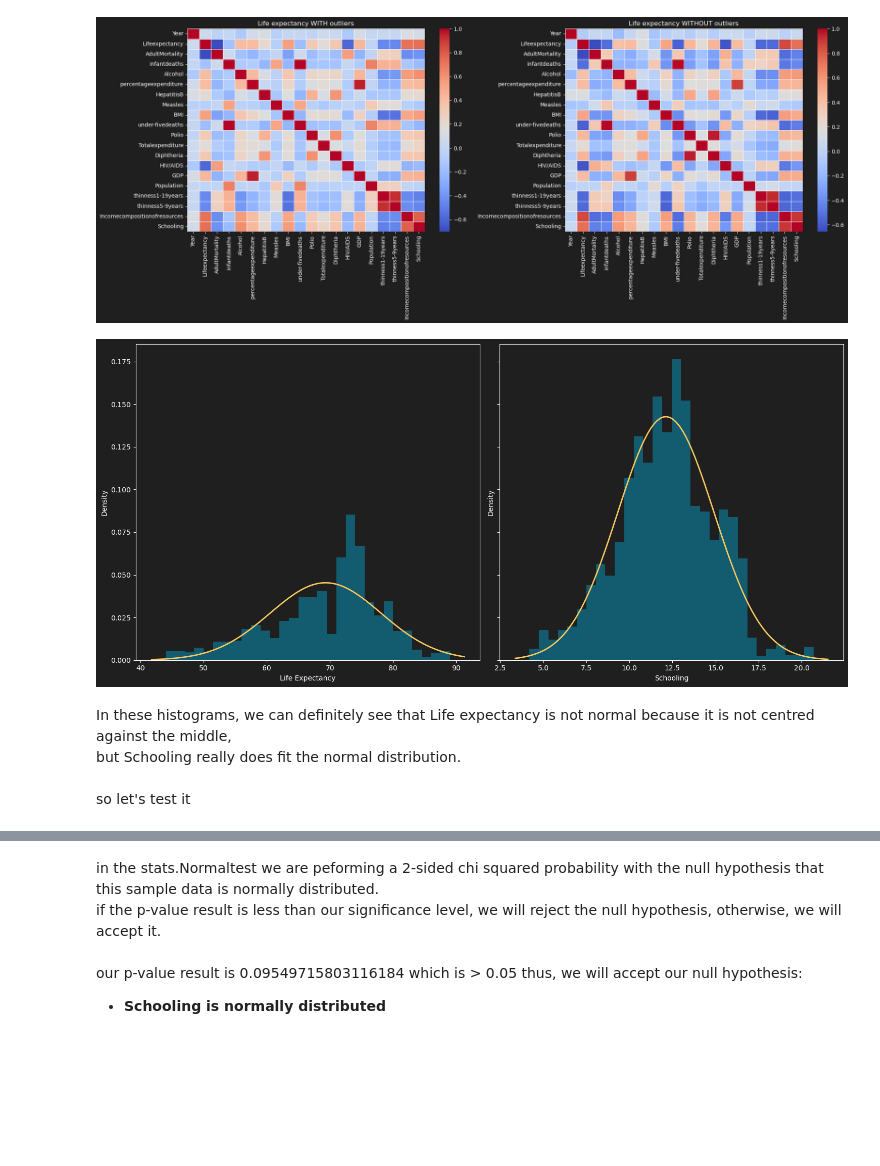
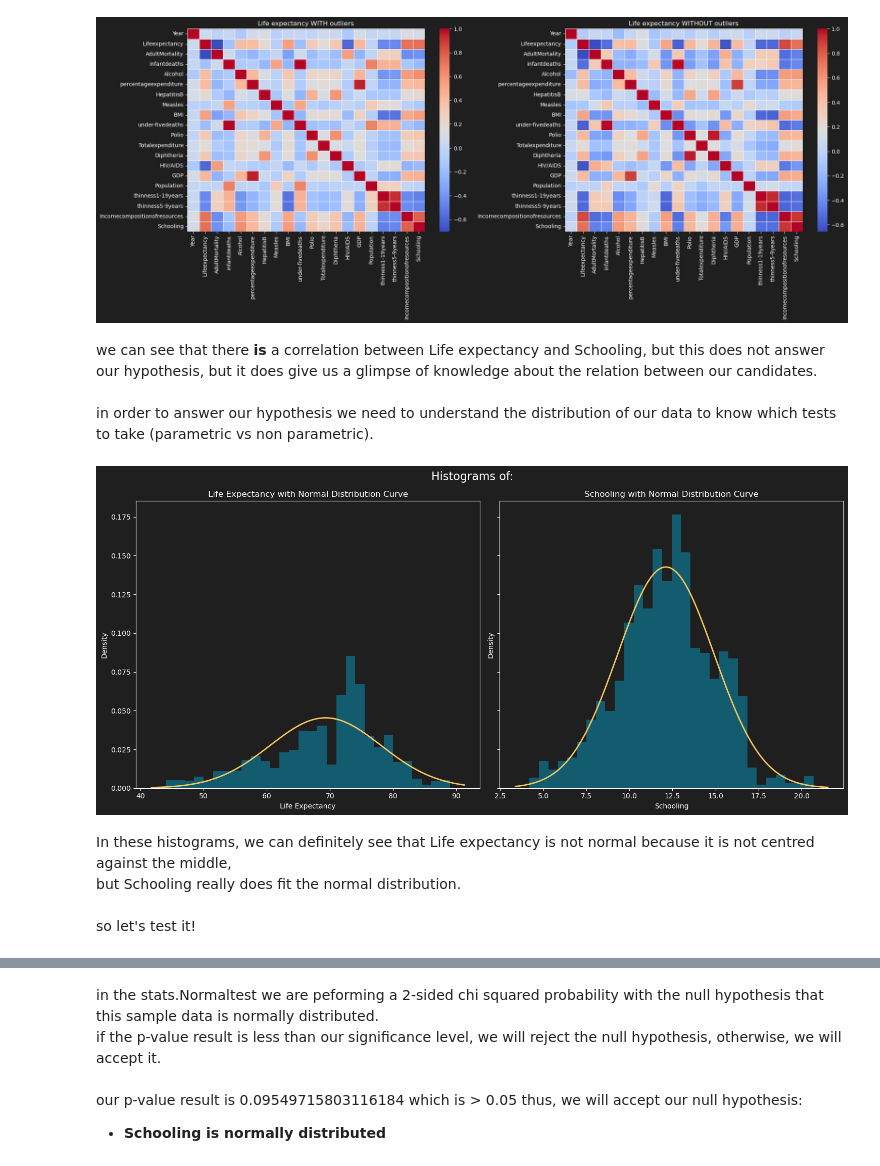
Before and after one commit to amitedenzon/life-expectancy, a Jupyter notebook: research.ipynb, the cells around one changed output, grey strips where cells are left out. Drawn from its saved outputs; the diff is of its cells as text; code cells hidden in the pictures; blank space fills up the shorter version.

```diff
--- a/research.ipynb
+++ b/research.ipynb
@@ -247,6 +223,11 @@ with plt.style.context('dark_background'):
     plt.show()
 # %% [output]
 [figure]
+# %% [markdown]
+we can see that there __is__ a correlation between Life expectancy and Schooling, but this does not answer our hypothesis, but it does give us a glimpse of knowledge about the relation between our candidates.
+<br/>
+<br/>
+in order to answer our hypothesis we need to understand the distribution of our data to know which tests to take (parametric vs non parametric).
 # %%
 fig, axes = plt.subplots(1, 2, figsize=(15, 7), sharey=True)
 with plt.style.context('dark_background'):
@@ -257,40 +238,41 @@ with plt.style.context('dark_background'):
         ax.spines['top'].set_color('white')
         ax.spines['bottom'].set_color('white')
         ax.spines['left'].set_color('white')
         ax.spines['right'].set_color('white')
 
     # Plot Life Expectancy distribution
     axes[0].hist(df['Lifeexpectancy'], bins=30, density=True, alpha=0.6, color='#0b84a5')
 
     xmin, xmax = axes[0].get_xlim()
     x = np.linspace(xmin, xmax, 100)
     p = stats.norm.pdf(x, df['Lifeexpectancy'].mean(), df['Lifeexpectancy'].std())
     axes[0].plot(x, p, linewidth=2, color='#f6c85f')
 
-    # axes[0].title('Histogram of Life Expectancy with Normal Distribution Curve')
+    axes[0].set_title('Life Expectancy with Normal Distribution Curve', color='white')
     axes[0].set_xlabel('Life Expectancy', color='white')
     axes[0].set_ylabel('Density', color='white')
 
     # Plot Schooling distribution
     axes[1].hist(df['Schooling'], bins=30, density=True, alpha=0.6, color='#0b84a5')
 
     xmin, xmax = axes[1].get_xlim()
     x = np.linspace(xmin, xmax, 100)
     p = stats.norm.pdf(x, df['Schooling'].mean(), df['Schooling'].std())
     axes[1].plot(x, p, linewidth=2, color='#f6c85f')
 
-    # axes[0].title('Histogram of Schooling with Normal Distribution Curve')
+    axes[1].set_title('Schooling with Normal Distribution Curve', color='white')
     axes[1].set_xlabel('Schooling', color='white')
     axes[1].set_ylabel('Density', color='white')
 
+plt.suptitle('Histograms of:', fontsize=16, color='white')
 plt.tight_layout()
 plt.show()
 # %% [output]
-[figure, old version]
+[figure, new version]
 # %% [markdown]
 In these histograms, we can definitely see that Life expectancy is not normal because it is not centred against the middle,<br/>
 but Schooling really does fit the normal distribution.<br/><br/>
-so let's test it
+so let's test it!
 # %%
 # Generate samples for the normal distribution
 samples = np.random.normal(np.mean(df["Schooling"]), np.std(df["Schooling"]), size=10000)
```
Also changed, not shown: parts of 13 cells of this notebook.
